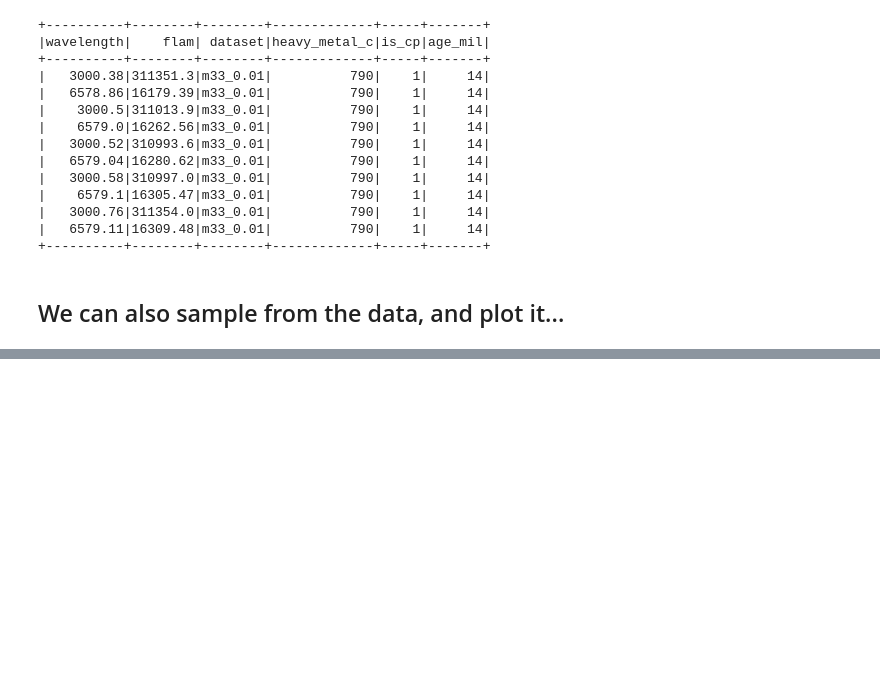
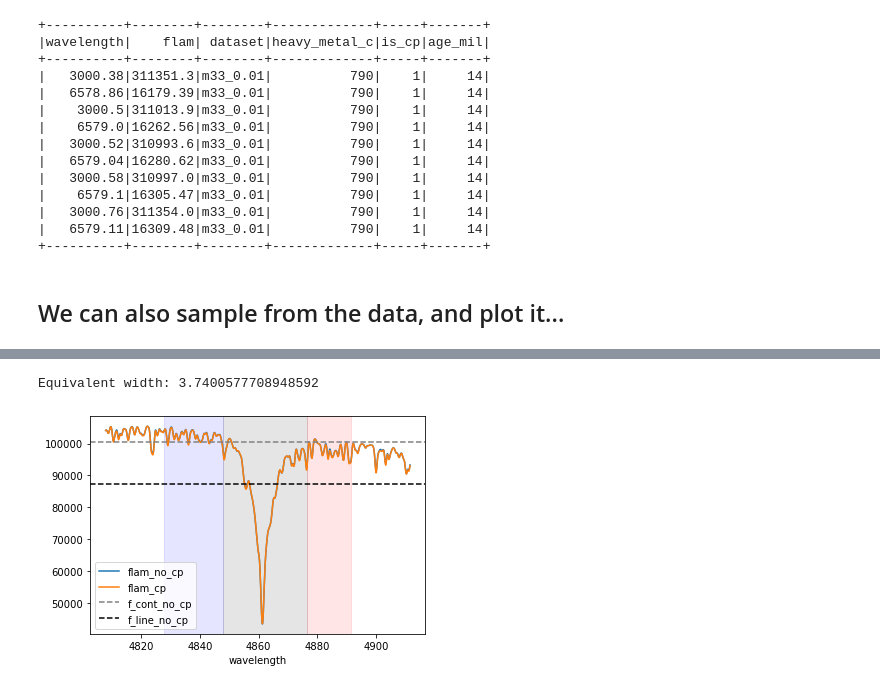
Before and after one commit to chworthey/astro, a Jupyter notebook: workspace/AstroM33.ipynb, the cells around one changed output, grey strips where cells are left out. Drawn from its saved outputs; the diff is of its cells as text; code cells hidden in the pictures; blank space fills up the shorter version.

```diff
--- a/workspace/AstroM33.ipynb
+++ b/workspace/AstroM33.ipynb
@@ -174,0 +322,13 @@ sample_and_plot_age( \
+# %%
+# Let's look at the hydrogen absorption line...
+plot_absorption_line( \
+    pick_spectrum( \
+        data_set='m33_0.01', \
+        heavy_metal_c=790, \
+        age_mil=11 \
+    ), \
+    'H_beta' \
+)
+# %% [output]
+Equivalent width: 3.7400577708948592
+[figure, added]
```
Also changed, not shown: parts of 16 cells of this notebook, 1 other file.
